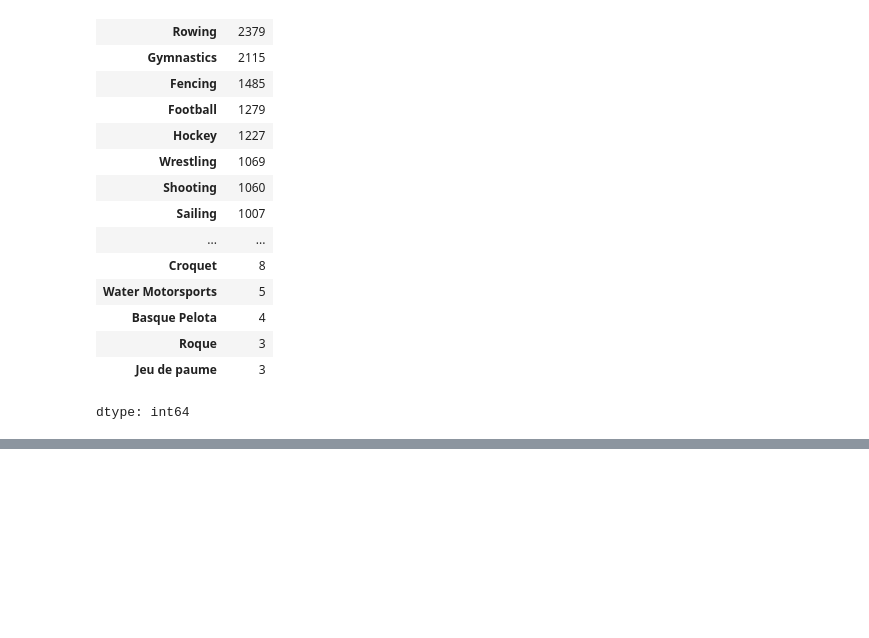
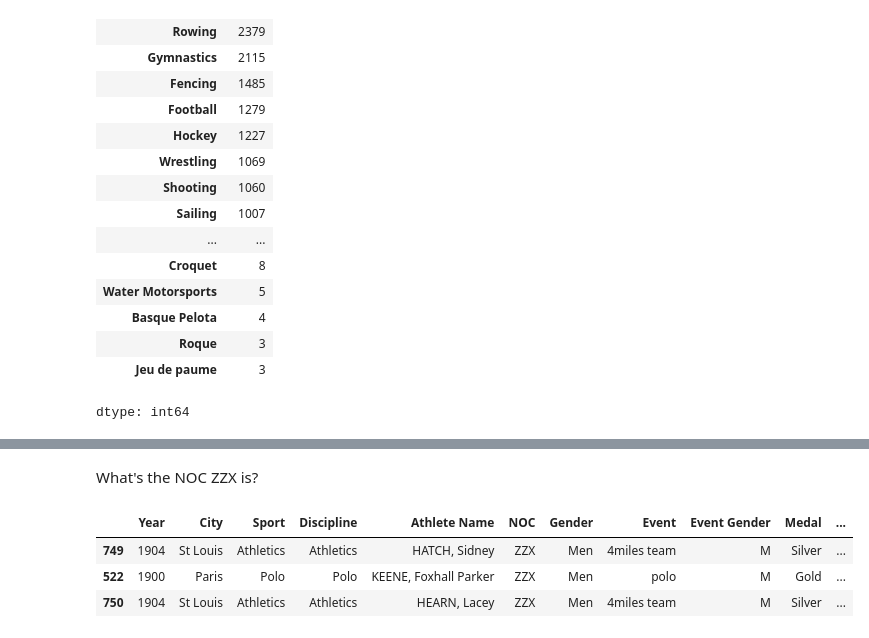
Before and after one commit to valdal14/olympy, a Jupyter notebook: main.ipynb, the cells around one changed output, grey strips where cells are left out. Drawn from its saved outputs; the diff is of its cells as text; code cells hidden in the pictures; blank space fills up the shorter version.

Commit message:
Dataset First Data Analysis

```diff
--- a/main.ipynb
+++ b/main.ipynb
@@ -241,0 +310,10 @@ dtype: int64
+# %% [markdown]
+What's the NOC ZZX is?
+# %%
+zzx_data = olympic_data[olympic_data.NOC == "ZZX"]
+zzx_data.sample(3)
+# %% [output]
+|  | Year | City | Sport | Discipline | Athlete Name | NOC | Gender | Event | Event Gender | Medal | ... |
+| 749 | 1904 | St Louis | Athletics | Athletics | HATCH, Sidney | ZZX | Men | 4miles team | M | Silver | ... |
+| 522 | 1900 | Paris | Polo | Polo | KEENE, Foxhall Parker | ZZX | Men | polo | M | Gold | ... |
+| 750 | 1904 | St Louis | Athletics | Athletics | HEARN, Lacey | ZZX | Men | 4miles team | M | Silver | ... |
```
Also changed, not shown: parts of 16 cells of this notebook.
